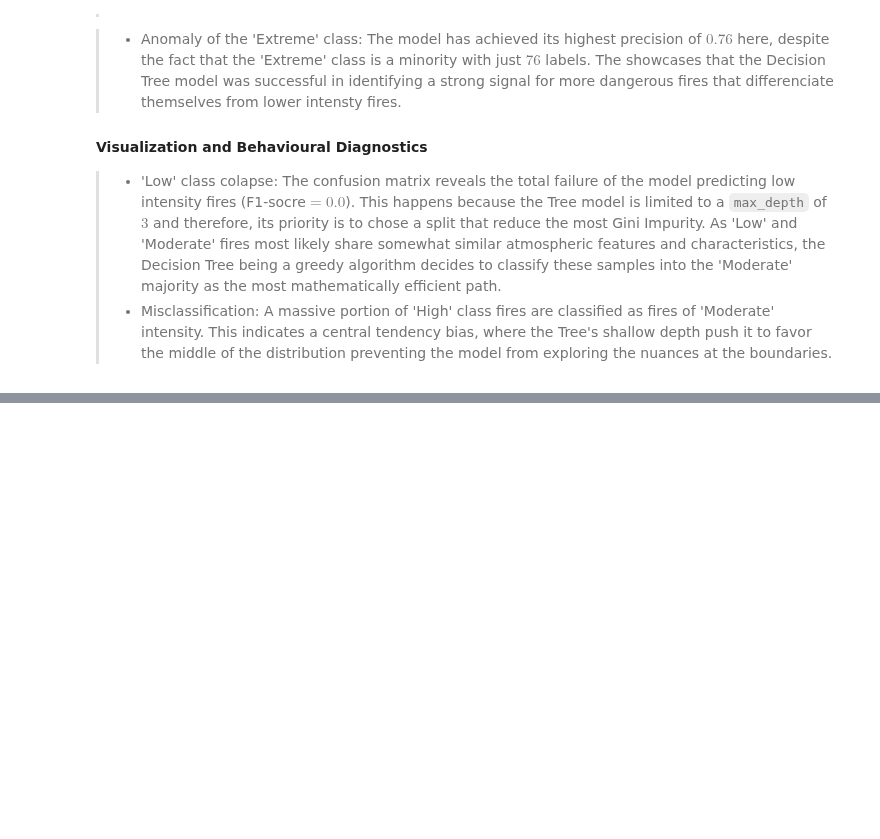
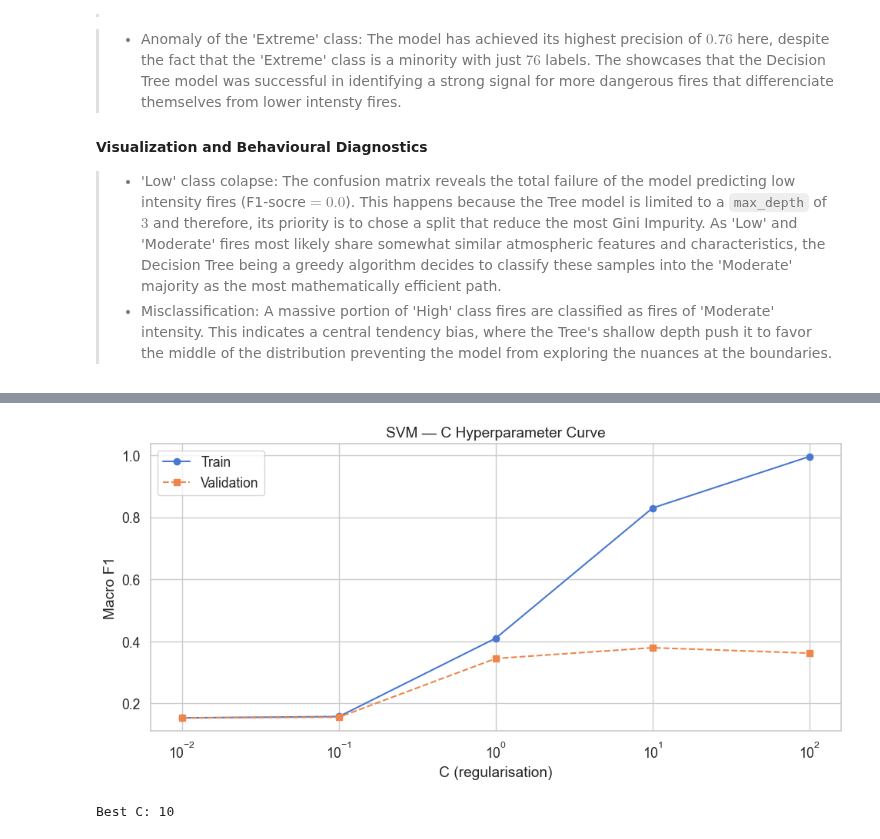
Before and after one commit to wadamiru/manual-ml, a Jupyter notebook: ML-A2/project_wildfire.ipynb, the cells around one changed output, grey strips where cells are left out. Drawn from its saved outputs; the diff is of its cells as text; code cells hidden in the pictures; blank space fills up the shorter version.

```diff
--- a/ML-A2/project_wildfire.ipynb
+++ b/ML-A2/project_wildfire.ipynb
@@ -651,0 +691,19 @@ The baseline Decision Tree model showcases a stable yet limited predictive capac
+# %%
+# Hyperparameter 1: C (regularisation)
+C_values = [0.01, 0.1, 1, 10, 100]
+tr_f1s_svm, val_f1s_svm = [], []
+
+for C in C_values:
+    svm_tmp = SVC(C=C, kernel='rbf', gamma='scale', random_state=SEED)
+    svm_tmp.fit(X_train_sc, y_train)
+    tr_f1s_svm.append(f1_score(y_train, svm_tmp.predict(X_train_sc), average='macro'))
+    val_f1s_svm.append(f1_score(y_val,  svm_tmp.predict(X_val_sc),  average='macro'))
+
+hyperparam_curve(C_values, tr_f1s_svm, val_f1s_svm,
+                 'C (regularisation)', 'SVM — C Hyperparameter Curve', log=True)
+
+best_C = C_values[int(np.argmax(val_f1s_svm))]
+print(f'Best C: {best_C}')
+# %% [output]
+[figure, added]
+Best C: 10
```
Also changed, not shown: parts of 31 cells of this notebook, 3 other files.
